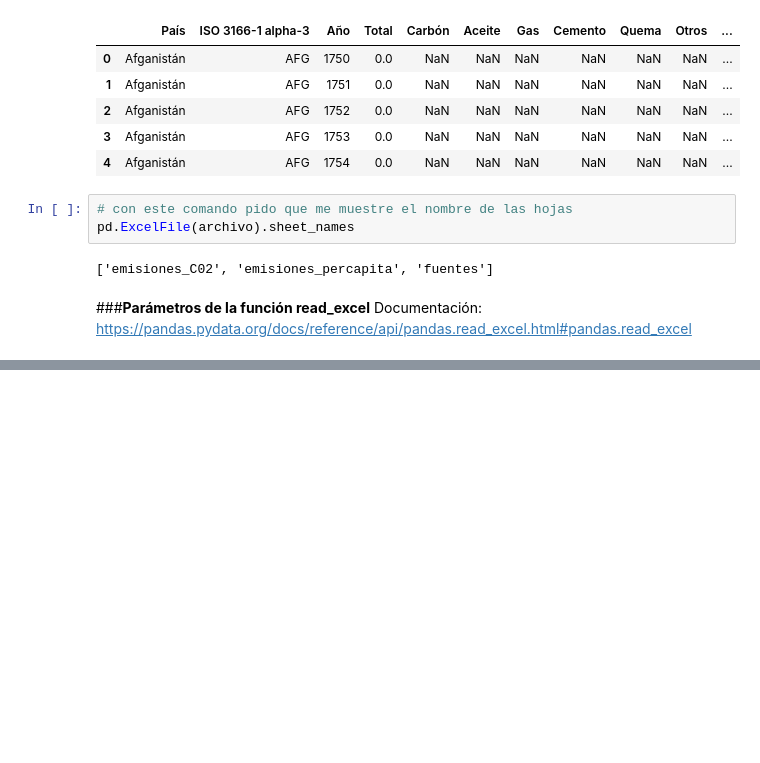
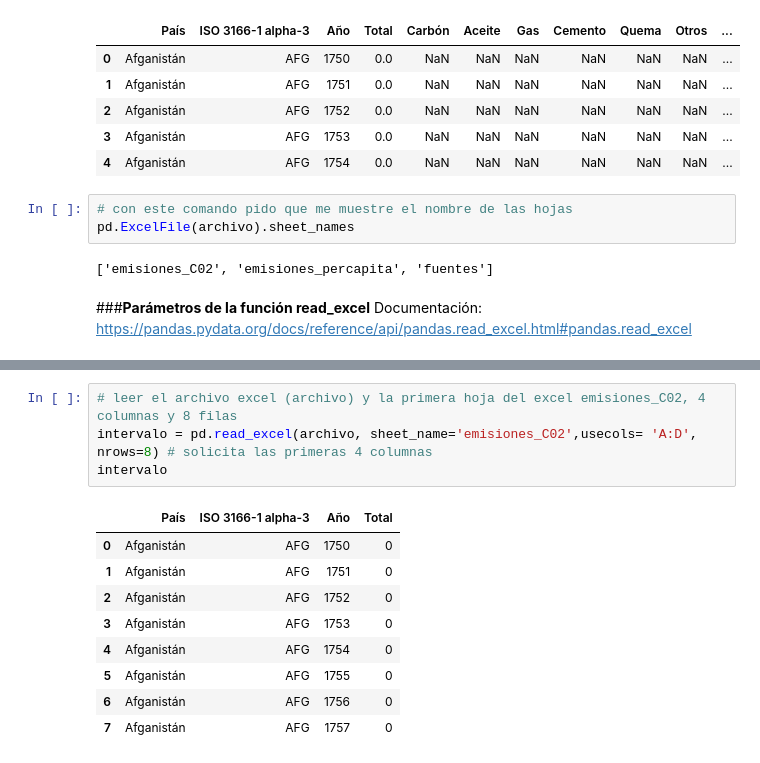
Before and after one commit to Nataliahfk/Data_science_Pandas, a Jupyter notebook: Pandas_excel.ipynb, the cells around one changed output, grey strips where cells are left out. Drawn from its saved outputs; the diff is of its cells as text; blank space fills up the shorter version.

```diff
--- a/Pandas_excel.ipynb
+++ b/Pandas_excel.ipynb
@@ -71,0 +90,14 @@ hoja_fuentes.sample(8) # muestra 8 registros de forma aleatoria
+# %%
+# leer el archivo excel (archivo) y la primera hoja del excel emisiones_C02, 4 columnas y 8 filas
+intervalo = pd.read_excel(archivo, sheet_name='emisiones_C02',usecols= 'A:D', nrows=8) # solicita las primeras 4 columnas
+intervalo
+# %% [output]
+|  | País | ISO 3166-1 alpha-3 | Año | Total |
+| 0 | Afganistán | AFG | 1750 | 0 |
+| 1 | Afganistán | AFG | 1751 | 0 |
+| 2 | Afganistán | AFG | 1752 | 0 |
+| 3 | Afganistán | AFG | 1753 | 0 |
+| 4 | Afganistán | AFG | 1754 | 0 |
+| 5 | Afganistán | AFG | 1755 | 0 |
+| 6 | Afganistán | AFG | 1756 | 0 |
+| 7 | Afganistán | AFG | 1757 | 0 |
```
Also changed, not shown: parts of 1 cell of this notebook.
